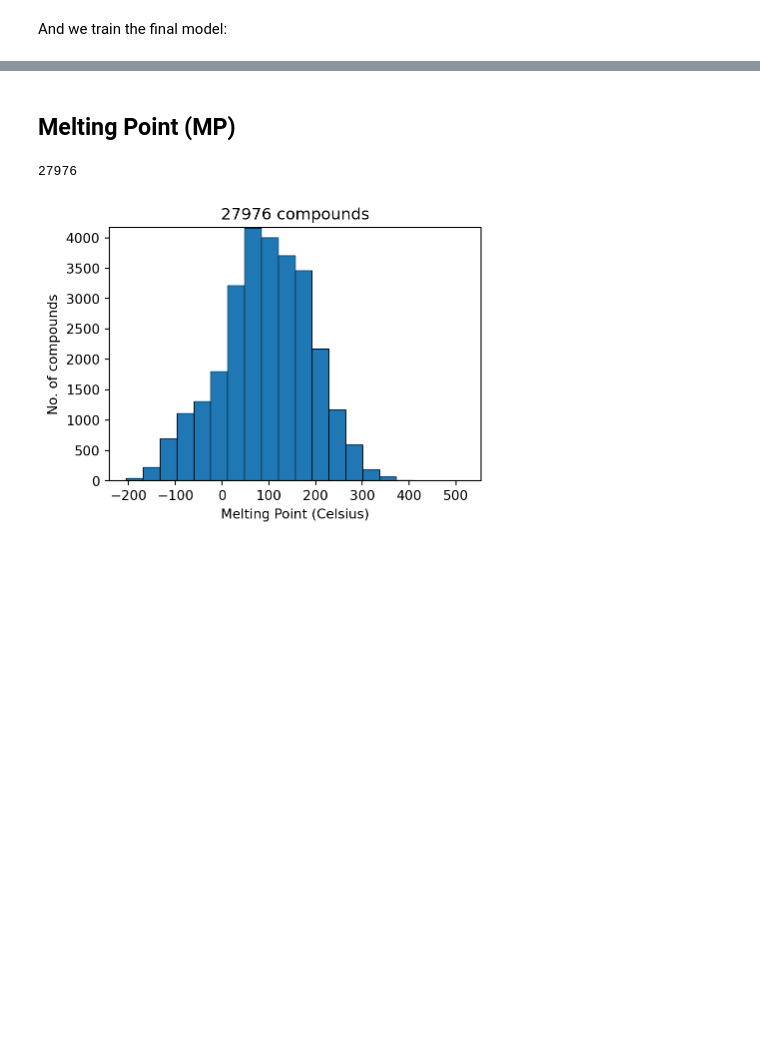
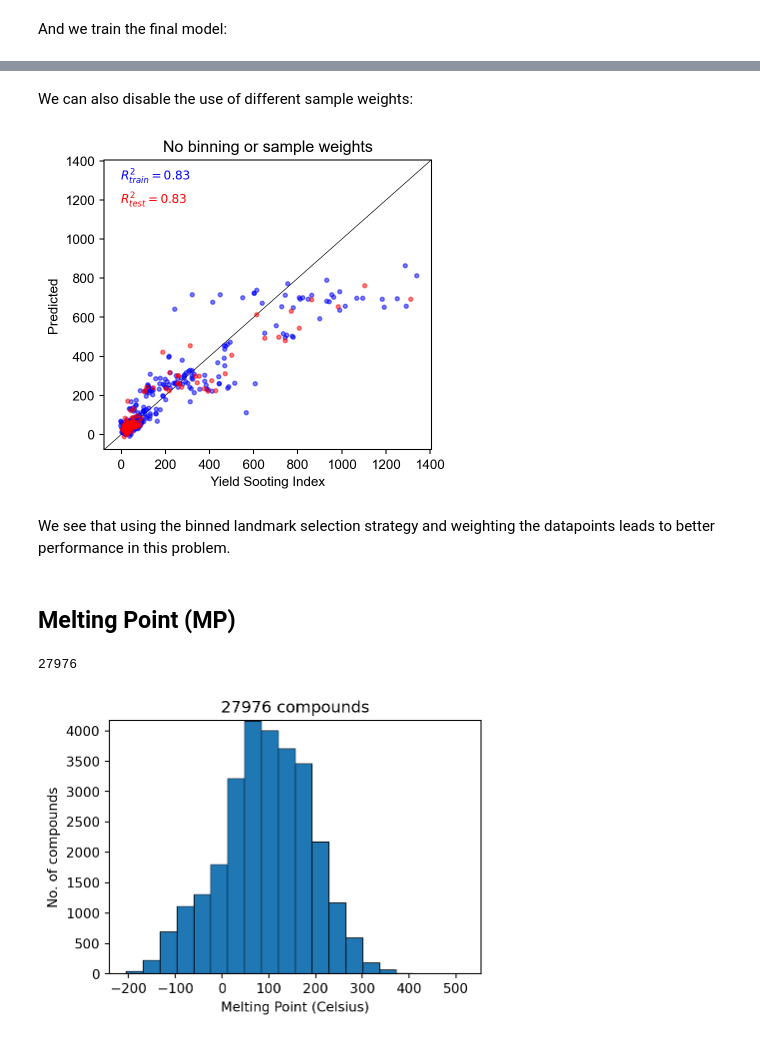
Before and after one commit to LBLQMM/MACAW, a Jupyter notebook: notebooks/N1-Fuel Properties.ipynb, the cells around one changed output, grey strips where cells are left out. Drawn from its saved outputs; the diff is of its cells as text; code cells hidden in the pictures; blank space fills up the shorter version.

```diff
--- a/notebooks/N1-Fuel Properties.ipynb
+++ b/notebooks/N1-Fuel Properties.ipynb
@@ -357,3 +385,22 @@ parity_plot(x=y_train,y=y_train_pred,x_test=y_test,y_test=y_test_pred, xlabel="Y
+# %% [markdown]
+We can also disable the use of different sample weights:
+# %%
+regr = SVR(kernel = 'rbf', C=500, epsilon=20)
+regr.fit(X_train,y_train)
+
+# Train set predictions
+y_train_pred = regr.predict(X_train)
+
+# Test set predictions
+X_test = mcw.transform(smi_test)
+y_test_pred = regr.predict(X_test)
+
+# Parity plot
+parity_plot(x=y_train,y=y_train_pred,x_test=y_test,y_test=y_test_pred, xlabel="Yield Sooting Index", title="No binning or sample weights")
+# %% [output]
+[figure, added]
+# %% [markdown]
+We see that using the binned landmark selection strategy and weighting the datapoints leads to better performance in this problem.
 # %% [markdown]
 ##  Melting Point (MP)
 # %%
```
Also changed, not shown: parts of 9 cells of this notebook, 1 other file.
